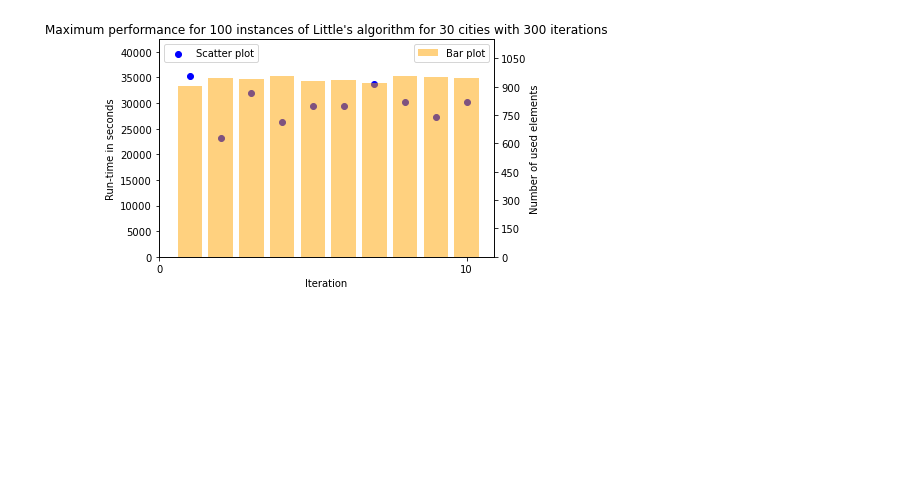
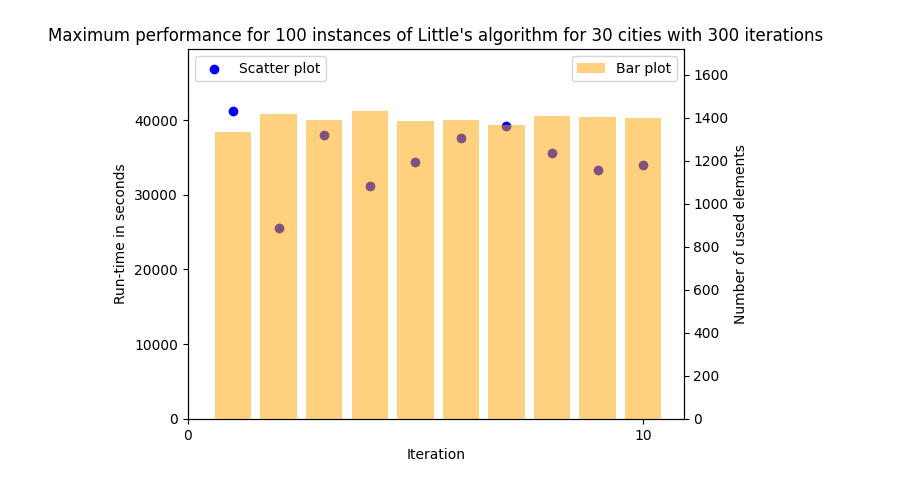
Before and after one commit to nichiho/Hardness-of-ATSP, a Jupyter notebook: hill_climbing/hill_climbing_results.ipynb, the cells around one changed output. Saved outputs shown, nothing was run; the diff lists cells and outputs as text; code cells hidden in the pictures; blank space fills up the shorter version.

Commit message:
Add 500 generations for all 10 runs

```diff
--- a/hill_climbing/hill_climbing_results.ipynb
+++ b/hill_climbing/hill_climbing_results.ipynb
@@ -13,43 +14,52 @@ import pickle
+# %%
+# Open data
+n_runs = 10
+n_cities = 30
+max_value = 10000
+n_generations = 1500
+folder = 'data'
+
+mtx_list, run_time_list, performance_list, used_or_not_list, indices_list = hill_climbing_open_file(n_runs, n_cities, max_value, n_generations, folder)
 # %%
 # Highest run-time per iteration of hill-climber
 
 # Define the data for the scatter plot
 x = range(1, n_runs + 1)
-y_scatter = np.array([list_performance[i - 1][n_generations - 1] for i in range(1, n_runs + 1)])
+y_scatter = np.array([performance_list[i - 1][n_generations - 1] for i in range(1, n_runs + 1)])
 
 # Create the scatter plot
 fig, ax2 = plt.subplots()
 ax2.scatter(x, y_scatter, label='Scatter plot', color='blue')
 
 # Set the y-axis label and limits for the scatter plot
 ax2.set_ylabel('Run-time in seconds')
 ax2.set_ylim([0, np.max(y_scatter)*1.2])
 ax2.set_xlabel('Iteration')
 
 # Define the data for the bar plot
-y_bar = np.array([sum(list_used_or_not[i - 1]) - 1 for i in range(1, n_runs + 1)])
+y_bar = np.array([sum(used_or_not_list[i - 1]) - 1 for i in range(1, n_runs + 1)])
 
 # Create the bar plot
 ax1 = ax2.twinx()
 ax1.bar(x, y_bar, label='Bar plot', color='orange', alpha=0.5)
 
 # Set the y-axis label and limits for the bar plot
 ax1.set_ylabel('Number of used elements')
 ax1.set_ylim([0, np.max(y_bar)*1.2])
 ax1.yaxis.set_major_locator(MaxNLocator(integer=True)) # set y axis to show only integer values
 
 # Set the x-axis tick marks
 plt.xticks(range(0, n_runs + 1, 10))
 
 # Set the plot title
 plt.title("Maximum performance for 100 instances of Little's algorithm for 30 cities with 300 iterations")
 
 # Add the legend and show the plot
 ax2.legend(loc='upper left')
 ax1.legend(loc='upper right')
 plt.show()
 # %% [output]
-[figure, old version]
+[figure, new version]
 # %%
 # Number of accepted mutations
 
```
Also changed, not shown: parts of 11 cells of this notebook, 6 other files.
